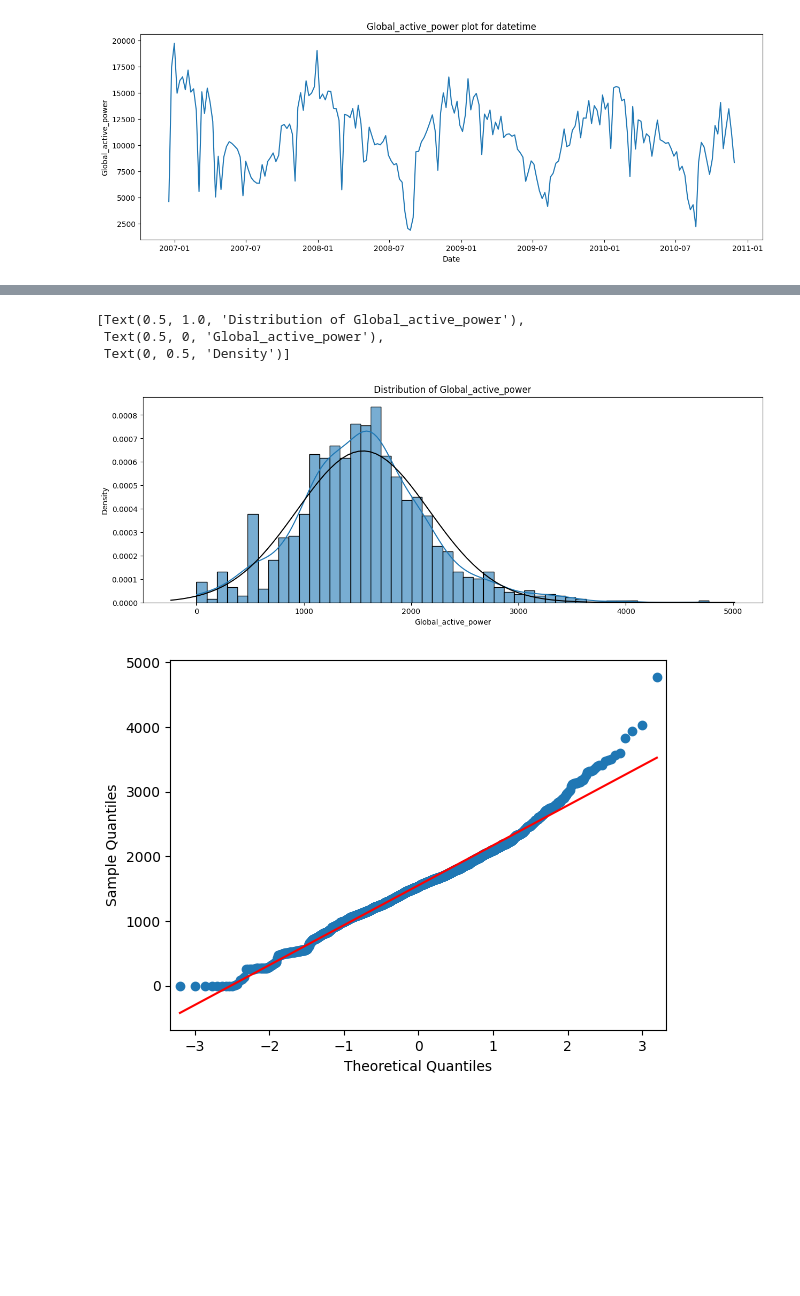
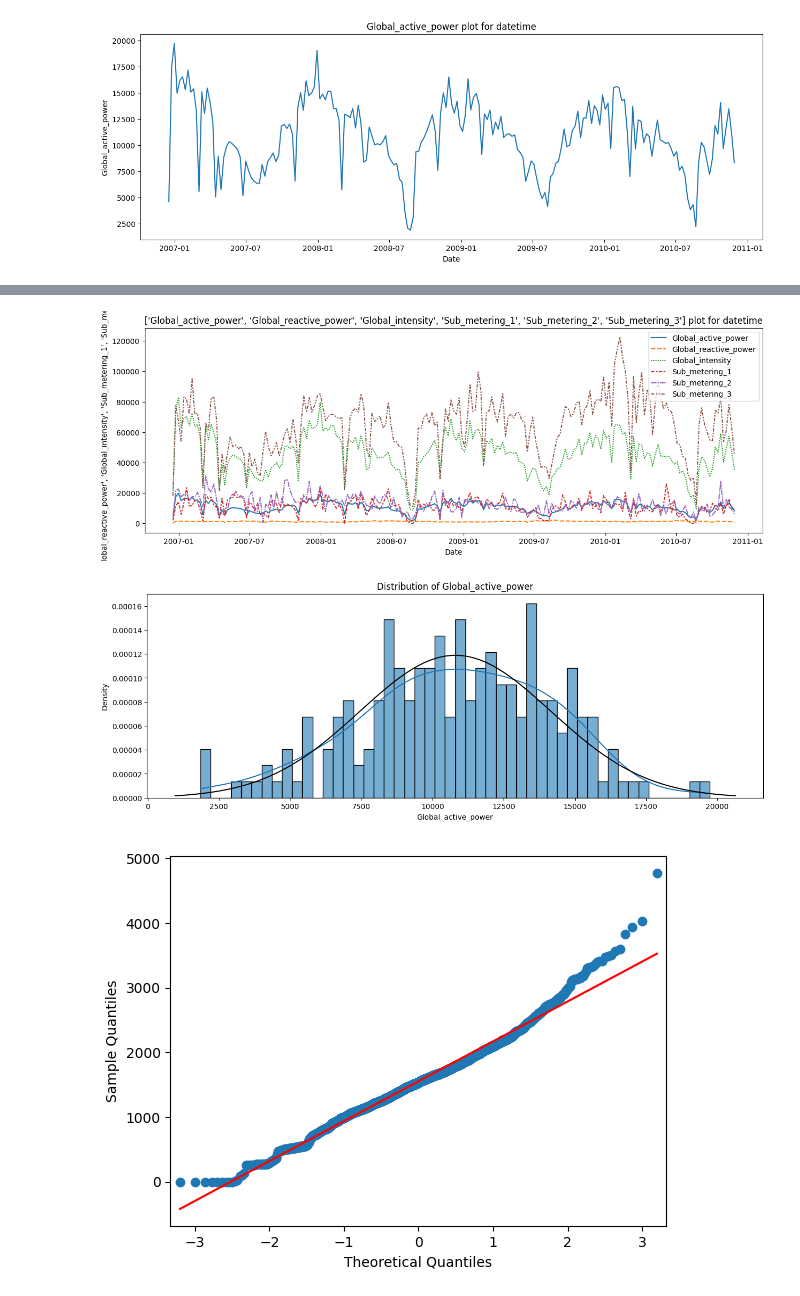
Before and after one commit to sarrabenyahia/ML-DL-time-series, a Jupyter notebook: src/notebook.ipynb, the cells around one changed output, grey strips where cells are left out. Cells and saved outputs as stored; diff of their text form; code cells hidden in the pictures; blank space fills up the shorter version.

```diff
--- a/src/notebook.ipynb
+++ b/src/notebook.ipynb
@@ -215,18 +202,16 @@ plot_data(wk_suppressed_data, 'Global_active_power')
-# %%
-
-# Observation de la distribution de la puissance par rapport à une distribution Gaussienne
-plt.figure(figsize=(15,5))
-ax = sns.histplot(data=daily_data['Global_active_power'], bins=50, kde=True, stat="density", alpha=0.6)
-mu, sigma = stats.norm.fit(daily_data['Global_active_power'])
-xmin, xmax = plt.xlim()
-x = np.linspace(xmin, xmax, 100)
-p = stats.norm.pdf(x, mu, sigma)
-sns.lineplot(x=x, y=p, color='black')
-ax.set(title='Distribution of Global_active_power', xlabel='Global_active_power', ylabel='Density')
-# %% [output]
-[Text(0.5, 1.0, 'Distribution of Global_active_power'),
- Text(0.5, 0, 'Global_active_power'),
- Text(0, 0.5, 'Density')]
-[figure, removed]
+# %%
+dataplot_weekly.plotTS([i for i in cols if i not in ['Voltage','year','day','month']])
+# %% [output]
+[figure, added]
+# %%
+import matplotlib.pyplot as plt
+import seaborn as sns
+import scipy.stats as stats
+
+
+# Observation de la distribution de la puissance par rapport à une distribution Gaussienne
+dataplot_weekly.plot_histogram(TARGET)
+# %% [output]
+[figure, added]
 # %%
 # Add probability plot for the column
```
Also changed, not shown: parts of 12 cells of this notebook, 1 other file.
